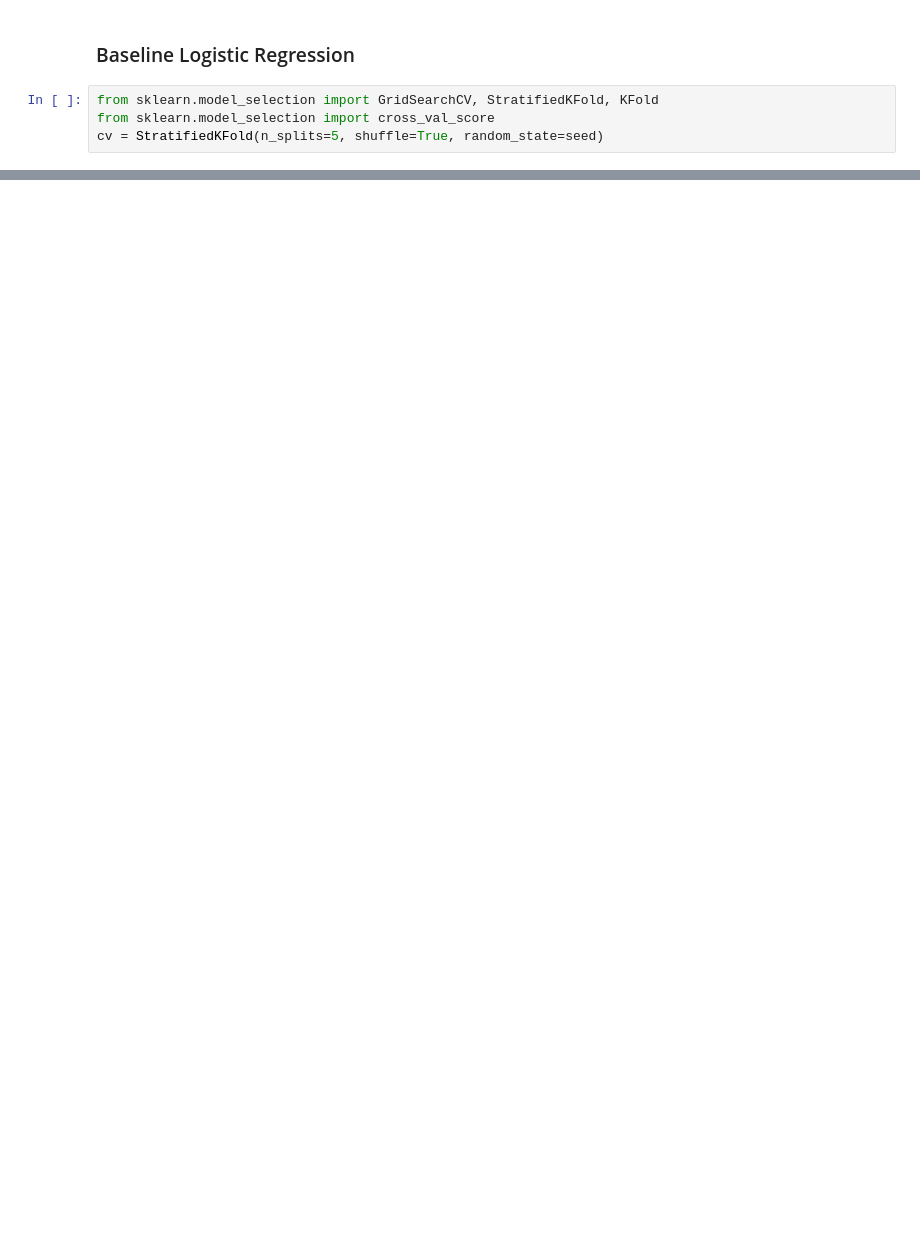
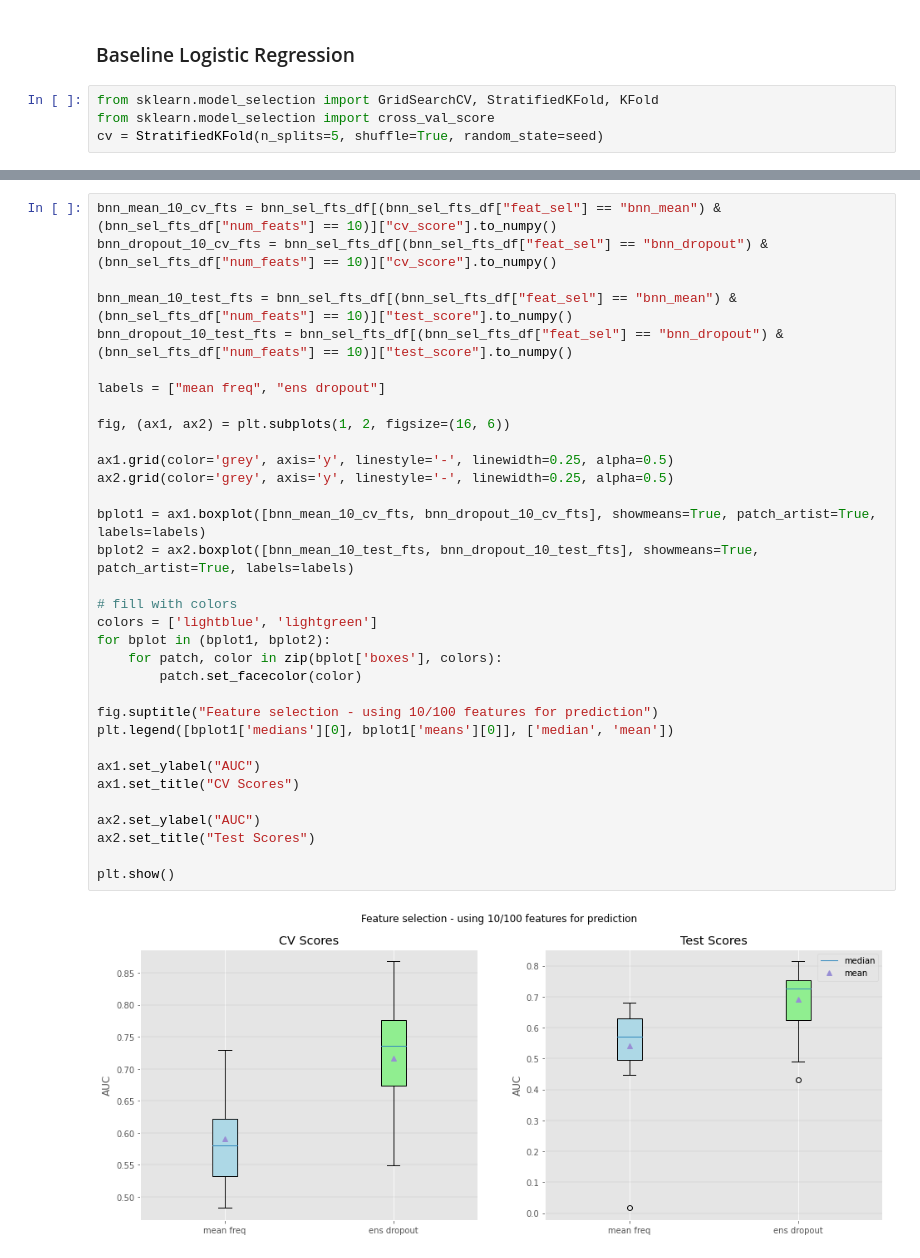
Before and after one commit to Habush/moses-incons-pen-xp, a Jupyter notebook: notebooks/variable_selection/cancer/nn/2_bnn_bmm_sgmcmc.ipynb, the cells around one changed output, grey strips where cells are left out. Cells and saved outputs as stored; diff of their text form; blank space fills up the shorter version.

```diff
--- a/notebooks/variable_selection/cancer/nn/2_bnn_bmm_sgmcmc.ipynb
+++ b/notebooks/variable_selection/cancer/nn/2_bnn_bmm_sgmcmc.ipynb
@@ -368,0 +1047,35 @@ DeviceArray([  1,   2,   3,   4,   8,  10,  11,  15,  17,  19,  21,  25,
+# %%
+bnn_mean_10_cv_fts = bnn_sel_fts_df[(bnn_sel_fts_df["feat_sel"] == "bnn_mean") & (bnn_sel_fts_df["num_feats"] == 10)]["cv_score"].to_numpy()
+bnn_dropout_10_cv_fts = bnn_sel_fts_df[(bnn_sel_fts_df["feat_sel"] == "bnn_dropout") & (bnn_sel_fts_df["num_feats"] == 10)]["cv_score"].to_numpy()
+
+bnn_mean_10_test_fts = bnn_sel_fts_df[(bnn_sel_fts_df["feat_sel"] == "bnn_mean") & (bnn_sel_fts_df["num_feats"] == 10)]["test_score"].to_numpy()
+bnn_dropout_10_test_fts = bnn_sel_fts_df[(bnn_sel_fts_df["feat_sel"] == "bnn_dropout") & (bnn_sel_fts_df["num_feats"] == 10)]["test_score"].to_numpy()
+
+labels = ["mean freq", "ens dropout"]
+
+fig, (ax1, ax2) = plt.subplots(1, 2, figsize=(16, 6))
+
+ax1.grid(color='grey', axis='y', linestyle='-', linewidth=0.25, alpha=0.5)
+ax2.grid(color='grey', axis='y', linestyle='-', linewidth=0.25, alpha=0.5)
+
+bplot1 = ax1.boxplot([bnn_mean_10_cv_fts, bnn_dropout_10_cv_fts], showmeans=True, patch_artist=True, labels=labels)
+bplot2 = ax2.boxplot([bnn_mean_10_test_fts, bnn_dropout_10_test_fts], showmeans=True, patch_artist=True, labels=labels)
+
+# fill with colors
+colors = ['lightblue', 'lightgreen']
+for bplot in (bplot1, bplot2):
+    for patch, color in zip(bplot['boxes'], colors):
+        patch.set_facecolor(color)
+
+fig.suptitle("Feature selection - using 10/100 features for prediction")
+plt.legend([bplot1['medians'][0], bplot1['means'][0]], ['median', 'mean'])
+
+ax1.set_ylabel("AUC")
+ax1.set_title("CV Scores")
+
+ax2.set_ylabel("AUC")
+ax2.set_title("Test Scores")
+
+plt.show()
+# %% [output]
+[figure, added]
```
Also changed, not shown: parts of 108 cells of this notebook, 20 other files.
